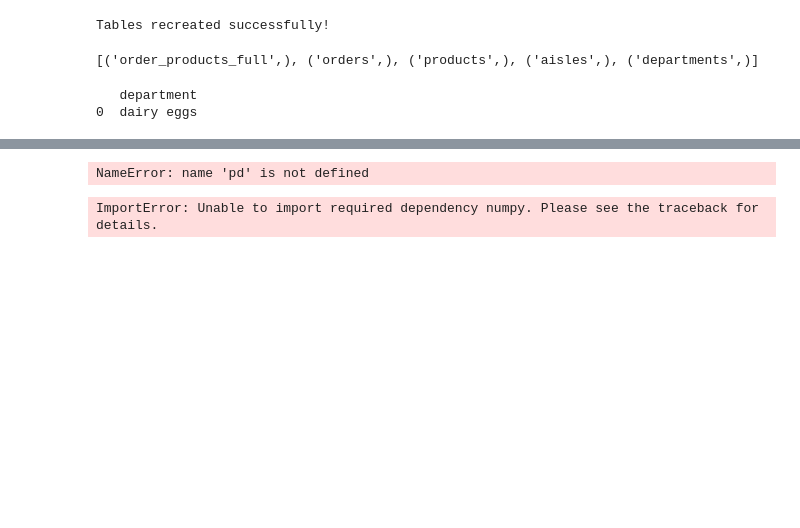
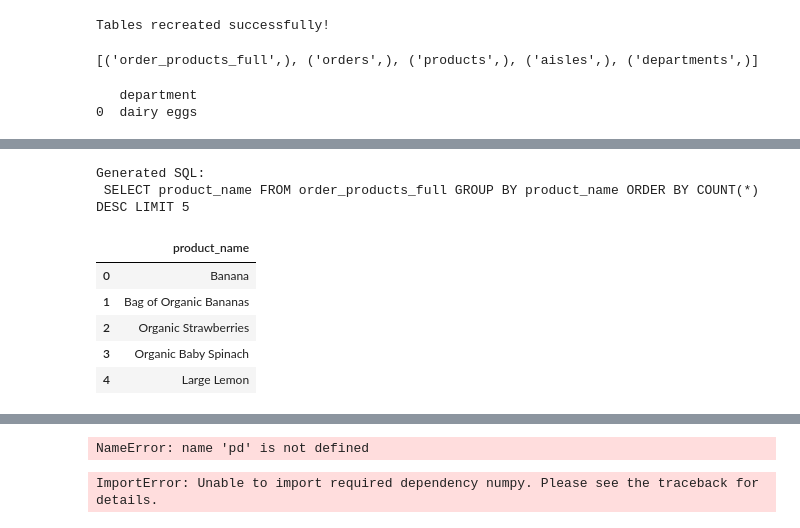
Before and after one commit to Bhaskar-Black/ai-insight-agent, a Jupyter notebook: notebooks/01_eda.ipynb, the cells around one changed output, grey strips where cells are left out. Drawn from its saved outputs; the diff is of its cells as text; code cells hidden in the pictures; blank space fills up the shorter version.

Commit message:
Implement AI-powered natural language to SQL query function using Gemini API

````diff
--- a/notebooks/01_eda.ipynb
+++ b/notebooks/01_eda.ipynb
@@ -103,0 +222,36 @@ print("Tables recreated successfully!")
+# %%
+schema_info = """
+Tables:
+1. order_products_full(order_id, product_id, add_to_cart_order, reordered, product_name, aisle_id, department_id, aisle, department)
+2. orders(order_id, user_id, eval_set, order_number, order_dow, order_hour_of_day, days_since_prior_order)
+3. products(product_id, product_name, aisle_id, department_id)
+4. aisles(aisle_id, aisle)
+5. departments(department_id, department)
+"""
+
+def ask_question(question):
+    prompt = f"""You are a SQL expert. Given this database schema:
+{schema_info}
+
+Convert this question into a valid SQLite query. Only return the SQL query, nothing else. No markdown, no explanation, no code fences.
+
+Question: {question}
+"""
+    response = client.models.generate_content(
+        model="gemini-3.6-flash",
+        contents=prompt
+    )
+
+    sql_query = response.text.strip()
+    sql_query = sql_query.replace("```sql", "").replace("```", "").strip()
+
+    print("Generated SQL:\n", sql_query)
+
+    try:
+        result = pd.read_sql_query(sql_query, conn)
+        return result
+    except Exception as e:
+        return f"Error running SQL: {e}"
+
+# Test karo
+ask_question("Which department has the highest reorder rate?")
@@ -103,0 +263,11 @@ print("Tables recreated successfully!")
+# %%
+ask_question("What are the top 5 most ordered products?")
+# %% [output]
+Generated SQL:
+ SELECT product_name FROM order_products_full GROUP BY product_name ORDER BY COUNT(*) DESC LIMIT 5
+|  | product_name |
+| 0 | Banana |
+| 1 | Bag of Organic Bananas |
+| 2 | Organic Strawberries |
+| 3 | Organic Baby Spinach |
+| 4 | Large Lemon |
````
Also changed, not shown: parts of 9 cells of this notebook.
